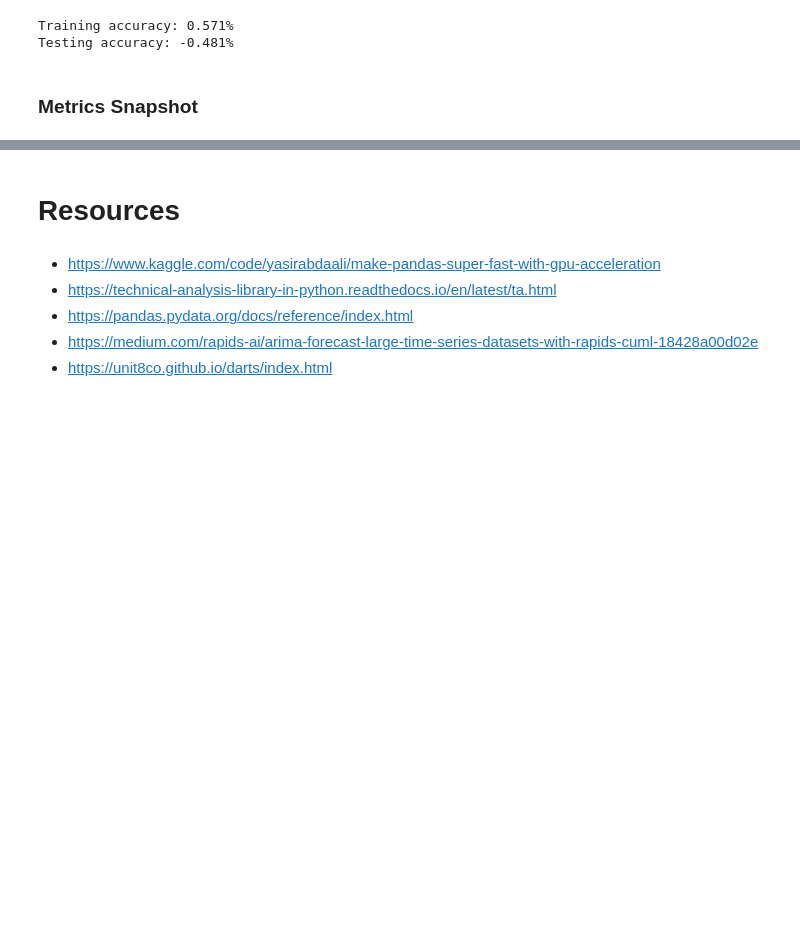
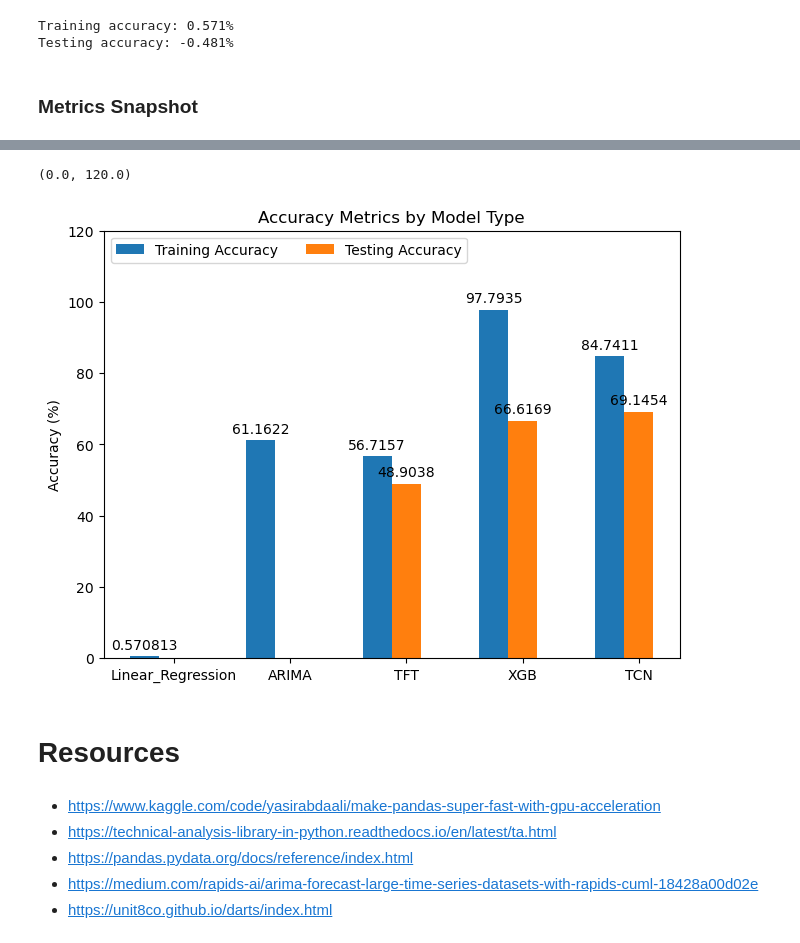
Before and after one commit to danCoder93/ENSF611-FinPrediction, a Jupyter notebook: src/FinPrediction.ipynb, the cells around one changed output, grey strips where cells are left out. Drawn from its saved outputs; the diff is of its cells as text; code cells hidden in the pictures; blank space fills up the shorter version.

Commit message:
Add corr mat and bar plot metrics viz

```diff
--- a/src/FinPrediction.ipynb
+++ b/src/FinPrediction.ipynb
@@ -710,0 +763,48 @@ df_metrics.to_csv("/content/aapl_model_metrics.csv", index=True, header=True)
+# %%
+# Prepping the metrics df for easy visualization.
+# The df will be adjusted such that the columns are sorted by the testing accuracy
+# We can also adjust this to be the order of models if preferred and if different
+
+import matplotlib.pyplot as plt
+import seaborn as sns
+import pandas as pd
+import numpy as np
+
+# Grab saved data
+model_metrics_df = pd.read_csv('../data/aapl_model_metrics.csv')
+
+model_metrics_df = model_metrics_df.drop('Unnamed: 0',axis=1)
+# Got this from a wonderful stackoverflow post:
+#https://stackoverflow.com/questions/53879083/pandas-sort-columns-by-a-specific-row
+model_metrics_df = model_metrics_df.sort_values(model_metrics_df.index[1],ascending=True,axis=1)
+# %%
+# Plot technique found from:
+# https://matplotlib.org/stable/gallery/lines_bars_and_markers/barchart.html#sphx-glr-gallery-lines-bars-and-markers-barchart-py
+# I specifically wanted the grouping visualization because it looks clean
+models = tuple(model_metrics_df.columns)
+
+model_results = {
+    'Training Accuracy':tuple(model_metrics_df.iloc[0][:]),
+    'Testing Accuracy':tuple(model_metrics_df.iloc[1][:])
+}
+
+x = np.arange(len(models))
+width = 0.25
+multiplier = 0
+
+fig,ax = plt.subplots(layout='constrained')
+
+for acc_type, value in model_results.items():
+    offset = width*multiplier
+    rects = ax.bar(x+offset,value,width,label=acc_type)
+    ax.bar_label(rects,padding=3)
+    multiplier +=1
+
+ax.set_ylabel('Accuracy (%)')
+ax.set_title('Accuracy Metrics by Model Type')
+ax.set_xticks(x+width,models)
+ax.legend(loc='upper left',ncols=5)
+ax.set_ylim(0,120)
+# %% [output]
+(0.0, 120.0)
+[figure, added]
```
Also changed, not shown: parts of 2 cells of this notebook.
